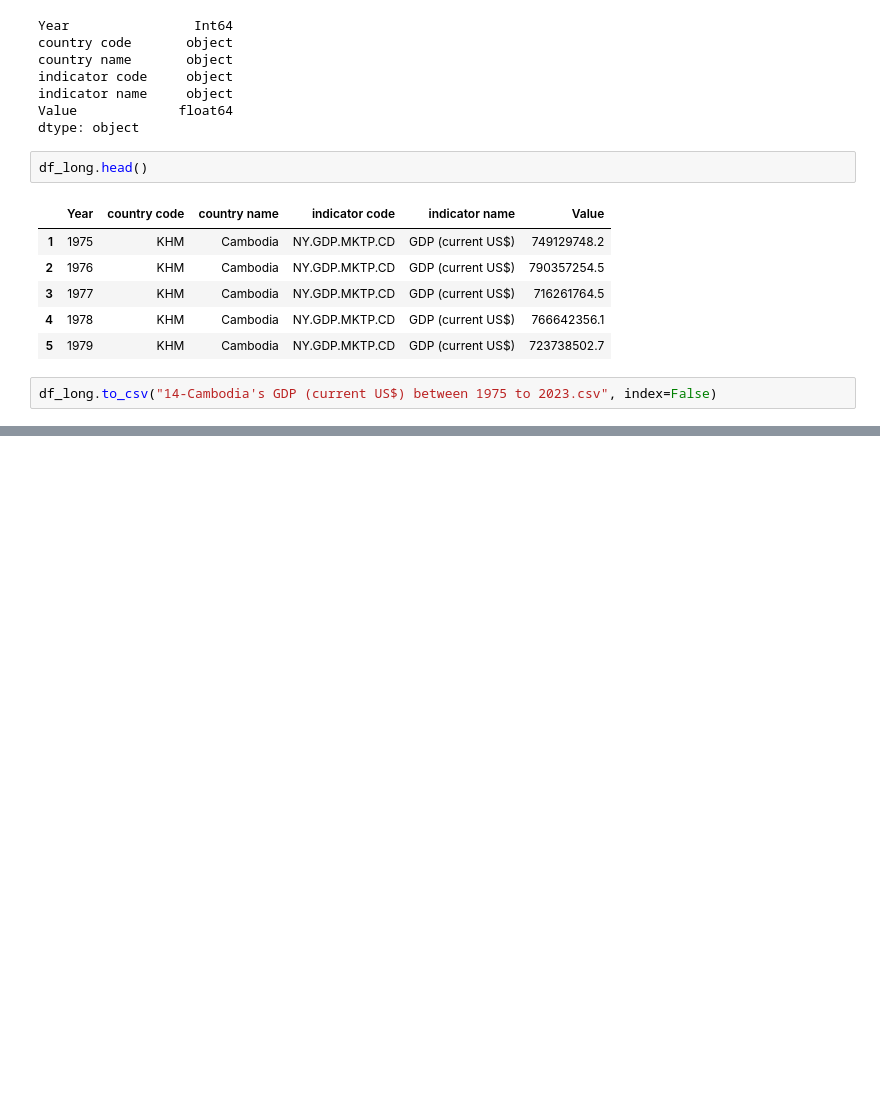
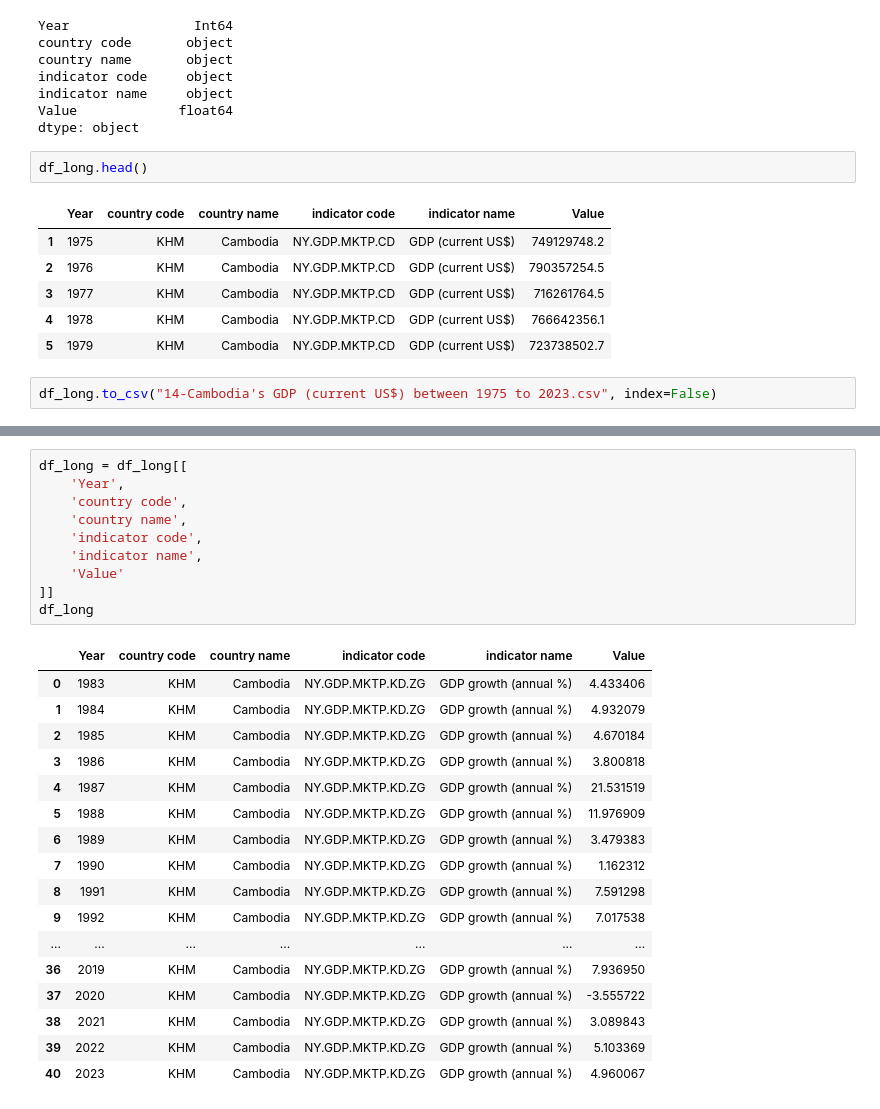
Before and after one commit to KrySenghort/Data-Cleaning-Data-EF, a Jupyter notebook: Code-02.ipynb, the cells around one changed output, grey strips where cells are left out. Cells and saved outputs as stored; diff of their text form; blank space fills up the shorter version.

```diff
--- a/Code-02.ipynb
+++ b/Code-02.ipynb
@@ -822,0 +1010,28 @@ df_long.to_csv("14-Cambodia's GDP (current US$) between 1975 to 2023.csv", index
+# %%
+df_long = df_long[[
+    'Year',
+    'country code',
+    'country name',
+    'indicator code',
+    'indicator name',
+    'Value'
+]]
+df_long
+# %% [output]
+|  | Year | country code | country name | indicator code | indicator name | Value |
+| 0 | 1983 | KHM | Cambodia | NY.GDP.MKTP.KD.ZG | GDP growth (annual %) | 4.433406 |
+| 1 | 1984 | KHM | Cambodia | NY.GDP.MKTP.KD.ZG | GDP growth (annual %) | 4.932079 |
+| 2 | 1985 | KHM | Cambodia | NY.GDP.MKTP.KD.ZG | GDP growth (annual %) | 4.670184 |
+| 3 | 1986 | KHM | Cambodia | NY.GDP.MKTP.KD.ZG | GDP growth (annual %) | 3.800818 |
+| 4 | 1987 | KHM | Cambodia | NY.GDP.MKTP.KD.ZG | GDP growth (annual %) | 21.531519 |
+| 5 | 1988 | KHM | Cambodia | NY.GDP.MKTP.KD.ZG | GDP growth (annual %) | 11.976909 |
+| 6 | 1989 | KHM | Cambodia | NY.GDP.MKTP.KD.ZG | GDP growth (annual %) | 3.479383 |
+| 7 | 1990 | KHM | Cambodia | NY.GDP.MKTP.KD.ZG | GDP growth (annual %) | 1.162312 |
+| 8 | 1991 | KHM | Cambodia | NY.GDP.MKTP.KD.ZG | GDP growth (annual %) | 7.591298 |
+| 9 | 1992 | KHM | Cambodia | NY.GDP.MKTP.KD.ZG | GDP growth (annual %) | 7.017538 |
+| ... | ... | ... | ... | ... | ... | ... |
+| 36 | 2019 | KHM | Cambodia | NY.GDP.MKTP.KD.ZG | GDP growth (annual %) | 7.936950 |
+| 37 | 2020 | KHM | Cambodia | NY.GDP.MKTP.KD.ZG | GDP growth (annual %) | -3.555722 |
+| 38 | 2021 | KHM | Cambodia | NY.GDP.MKTP.KD.ZG | GDP growth (annual %) | 3.089843 |
+| 39 | 2022 | KHM | Cambodia | NY.GDP.MKTP.KD.ZG | GDP growth (annual %) | 5.103369 |
+| 40 | 2023 | KHM | Cambodia | NY.GDP.MKTP.KD.ZG | GDP growth (annual %) | 4.960067 |
```
Also changed, not shown: parts of 14 cells of this notebook, 2 other files.
